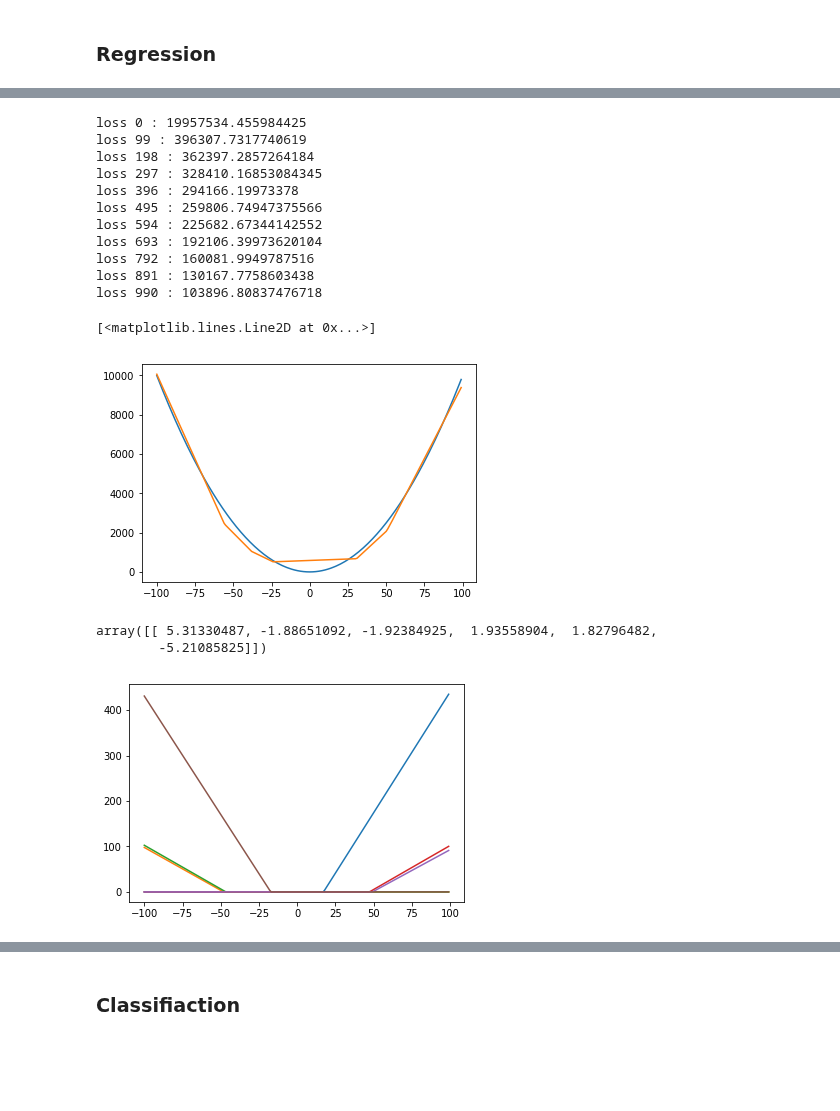
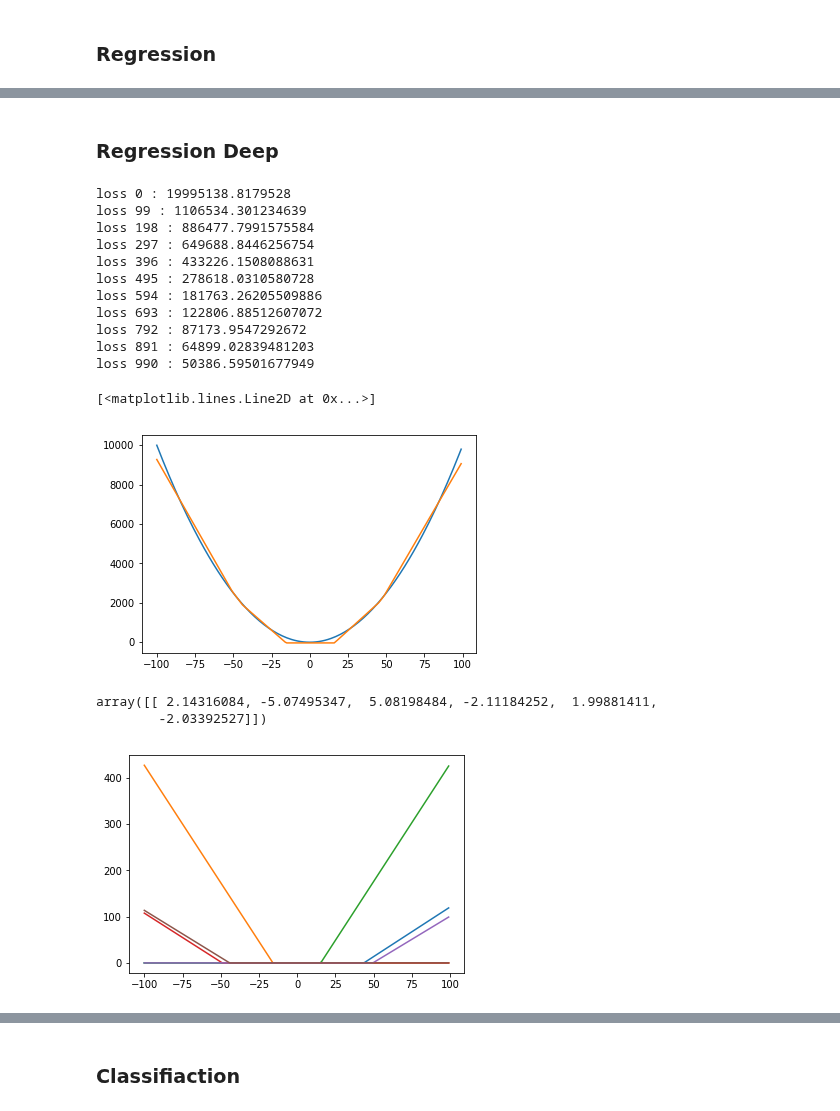
Before and after one commit to exitudio/numpy-neural-net, a Jupyter notebook: Neural Net Numpy.ipynb, the cells around one changed output, grey strips where cells are left out. Drawn from its saved outputs; the diff is of its cells as text; code cells hidden in the pictures; blank space fills up the shorter version.

```diff
--- a/Neural Net Numpy.ipynb
+++ b/Neural Net Numpy.ipynb
@@ -26,7 +26,10 @@ nn.sequence(
     Dense(1),
 )
 for i in range(100):
-    predict = nn.train(input, output, L2, learning_rate=0.003)
+    predict = nn.train(input, output, L2, learning_rate=0.00003)
     if i%99 is 0:
         print(f'loss {i} :', predict['loss'])
+
+plt.plot(input, output)
+plt.plot(input, nn.predict(input))
 # %% [output]
@@ -41,36 +40,39 @@ plt.plot(input, nn.predict(input))
+# %% [markdown]
+### Regression Deep
 # %%
 nn = NeuralNetwork(optimizer=Adam(), initializer=GlorotUniform())
 
 input = np.arange(-100,100).reshape(-1, 1)
 output = np.power(input, 2) - 5
 
 nn.sequence(
     input.shape[1],
     Dense(6, Relu),
     Dense(1),
 )
 for i in range(1000):
-    predict = nn.train(input, output, L2, learning_rate=100)
+    predict = nn.train(input, output, L2, learning_rate=0.1)
     if i%99 is 0:
         print(f'loss {i} :', predict['loss'])
 
 plt.plot(input, output)
 plt.plot(input, nn.predict(input))
 # %% [output]
-loss 0 : 19957534.455984425
-loss 99 : 396307.7317740619
-loss 198 : 362397.2857264184
-loss 297 : 328410.16853084345
-loss 396 : 294166.19973378
-loss 495 : 259806.74947375566
-loss 594 : 225682.67344142552
-loss 693 : 192106.39973620104
-loss 792 : 160081.9949787516
-loss 891 : 130167.7758603438
-loss 990 : 103896.80837476718
+loss 0 : 19995138.8179528
+loss 99 : 1106534.301234639
+loss 198 : 886477.7991575584
+loss 297 : 649688.8446256754
+loss 396 : 433226.1508088631
+loss 495 : 278618.0310580728
+loss 594 : 181763.26205509886
+loss 693 : 122806.88512607072
+loss 792 : 87173.9547292672
+loss 891 : 64899.02839481203
+loss 990 : 50386.59501677949
 [<matplotlib.lines.Line2D at 0x...>]
-[figure, old version]
+[figure, new version]
 # %%
+# visualize activation functions
 for i in range(6):
     w = nn._network[0]._weights[0, i]
     b = nn._network[0]._bias[0, i]
@@ -79,6 +81,6 @@ for i in range(6):
     plt.plot(input, a)
 nn._network[0]._weights
 # %% [output]
-array([[ 5.31330487, -1.88651092, -1.92384925,  1.93558904,  1.82796482,
-        -5.21085825]])
+array([[ 2.14316084, -5.07495347,  5.08198484, -2.11184252,  1.99881411,
+        -2.03392527]])
-[figure, old version]
+[figure, new version]
```
Also changed, not shown: parts of 7 cells of this notebook, 1 other file.
